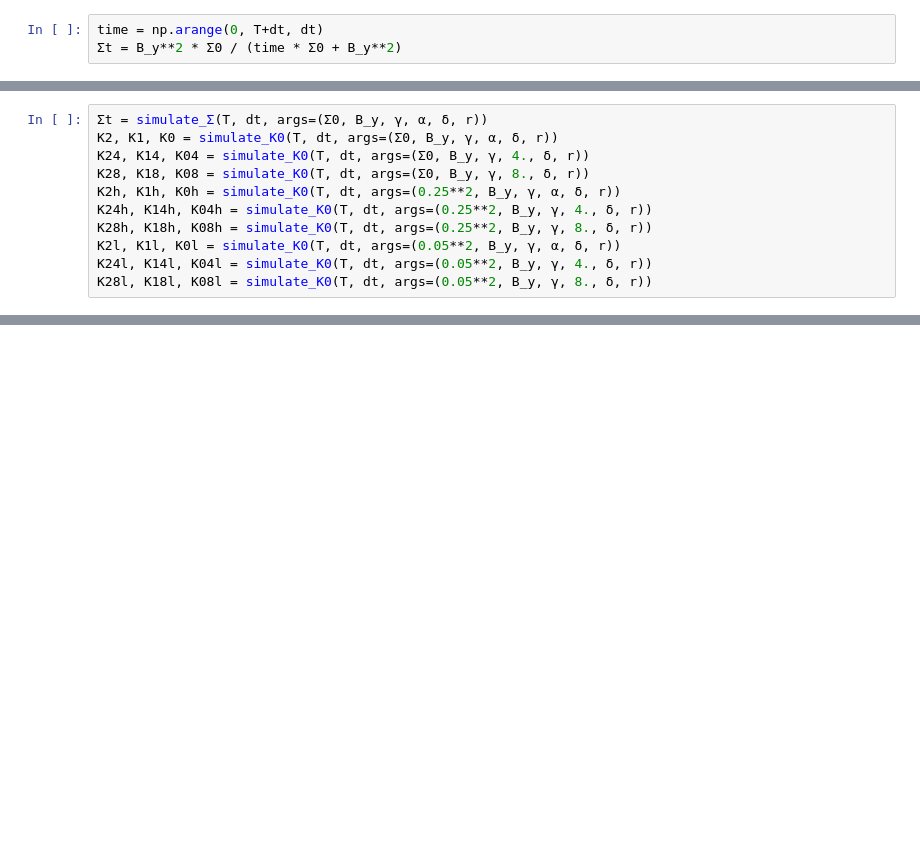
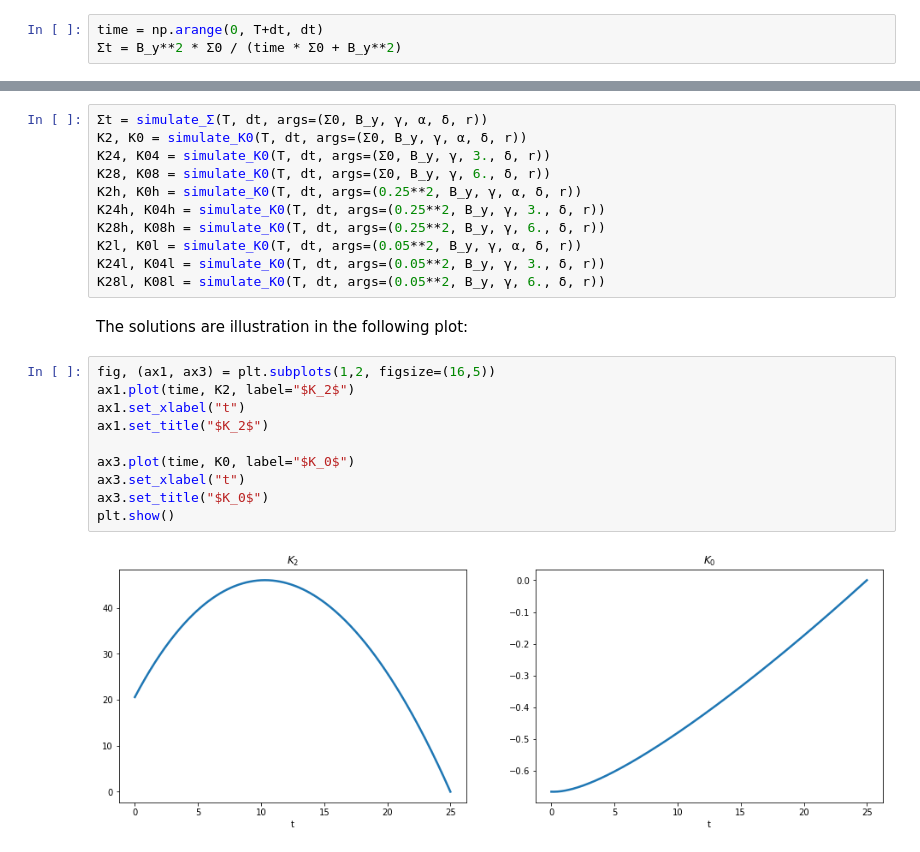
Before and after one commit to lphansen/PortfolioChoice, a Jupyter notebook: PortfolioSolution.ipynb, the cells around one changed output, grey strips where cells are left out. Saved outputs shown, nothing was run; the diff lists cells and outputs as text; blank space fills up the shorter version.

```diff
--- a/PortfolioSolution.ipynb
+++ b/PortfolioSolution.ipynb
@@ -123,11 +103,0 @@ def simulate_K0(T, dt, args):
-# %%
-Σt = simulate_Σ(T, dt, args=(Σ0, B_y, γ, α, δ, r))
-K2, K1, K0 = simulate_K0(T, dt, args=(Σ0, B_y, γ, α, δ, r))
-K24, K14, K04 = simulate_K0(T, dt, args=(Σ0, B_y, γ, 4., δ, r))
-K28, K18, K08 = simulate_K0(T, dt, args=(Σ0, B_y, γ, 8., δ, r))
-K2h, K1h, K0h = simulate_K0(T, dt, args=(0.25**2, B_y, γ, α, δ, r))
-K24h, K14h, K04h = simulate_K0(T, dt, args=(0.25**2, B_y, γ, 4., δ, r))
-K28h, K18h, K08h = simulate_K0(T, dt, args=(0.25**2, B_y, γ, 8., δ, r))
-K2l, K1l, K0l = simulate_K0(T, dt, args=(0.05**2, B_y, γ, α, δ, r))
-K24l, K14l, K04l = simulate_K0(T, dt, args=(0.05**2, B_y, γ, 4., δ, r))
-K28l, K18l, K08l = simulate_K0(T, dt, args=(0.05**2, B_y, γ, 8., δ, r))
@@ -469,0 +167,25 @@ for i in range(axes.shape[0]):
+# %%
+Σt = simulate_Σ(T, dt, args=(Σ0, B_y, γ, α, δ, r))
+K2, K0 = simulate_K0(T, dt, args=(Σ0, B_y, γ, α, δ, r))
+K24, K04 = simulate_K0(T, dt, args=(Σ0, B_y, γ, 3., δ, r))
+K28, K08 = simulate_K0(T, dt, args=(Σ0, B_y, γ, 6., δ, r))
+K2h, K0h = simulate_K0(T, dt, args=(0.25**2, B_y, γ, α, δ, r))
+K24h, K04h = simulate_K0(T, dt, args=(0.25**2, B_y, γ, 3., δ, r))
+K28h, K08h = simulate_K0(T, dt, args=(0.25**2, B_y, γ, 6., δ, r))
+K2l, K0l = simulate_K0(T, dt, args=(0.05**2, B_y, γ, α, δ, r))
+K24l, K04l = simulate_K0(T, dt, args=(0.05**2, B_y, γ, 3., δ, r))
+K28l, K08l = simulate_K0(T, dt, args=(0.05**2, B_y, γ, 6., δ, r))
+# %% [markdown]
+The solutions are illustration in the following plot:
+# %%
+fig, (ax1, ax3) = plt.subplots(1,2, figsize=(16,5))
+ax1.plot(time, K2, label="$K_2$")
+ax1.set_xlabel("t")
+ax1.set_title("$K_2$")
+
+ax3.plot(time, K0, label="$K_0$")
+ax3.set_xlabel("t")
+ax3.set_title("$K_0$")
+plt.show()
+# %% [output]
+[figure, added]
```
Also changed, not shown: parts of 58 cells of this notebook.
